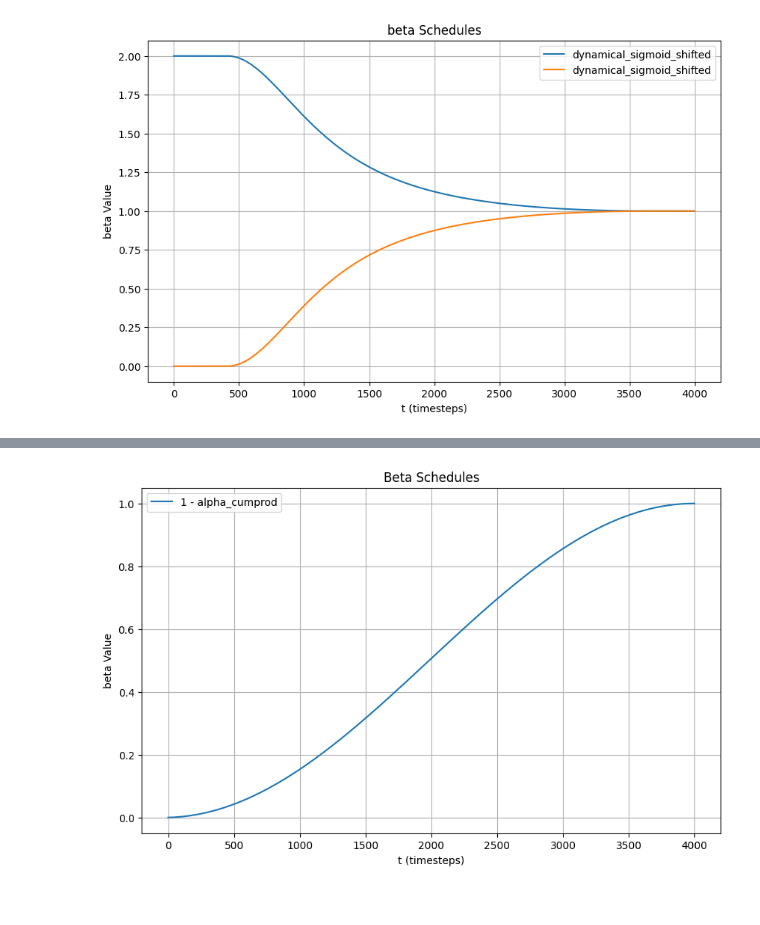
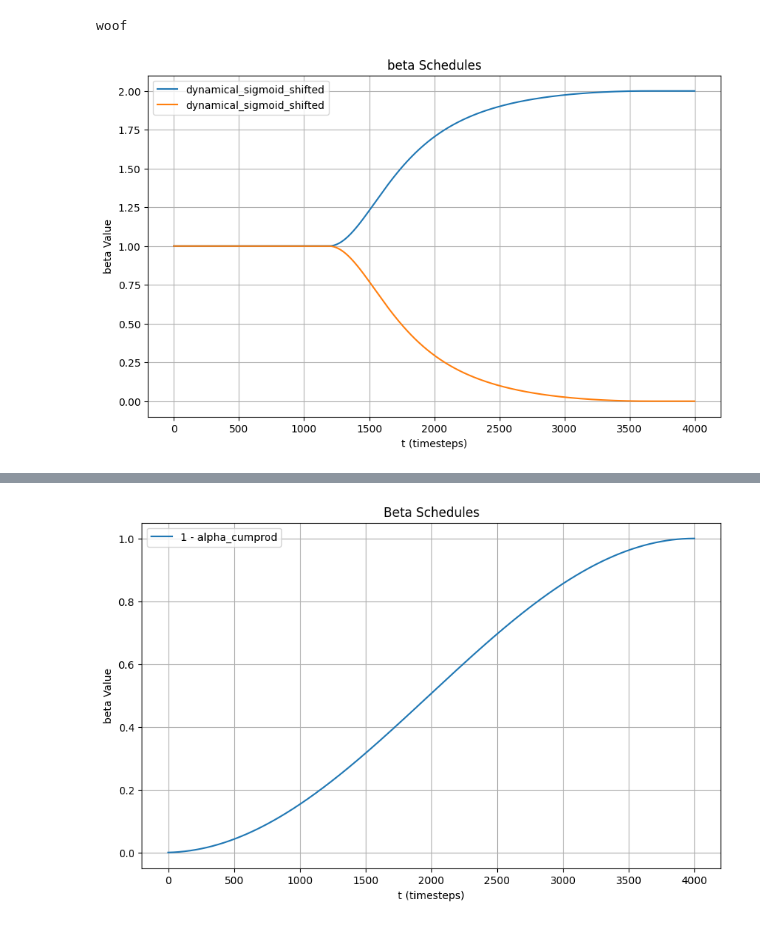
Before and after one commit to tommymarto/guided-diffusion, a Jupyter notebook: scripts_extra/plot_schedules.ipynb, the cells around one changed output, grey strips where cells are left out. Saved outputs shown, nothing was run; the diff lists cells and outputs as text; code cells hidden in the pictures.

```diff
--- a/scripts_extra/plot_schedules.ipynb
+++ b/scripts_extra/plot_schedules.ipynb
@@ -603,36 +703,46 @@ def plot_beta_schedules(num_timesteps: int, schedules: dict):
     beta = 2
     lambda_value = 1
     for name, schedule in schedules.items():
+        if not isinstance(schedule, ConstantScheduleNormalized) and \
+            (isinstance(schedule, InvertedSchedule) and not isinstance(schedule.schedule, ConstantScheduleNormalized)):
+            print("woof")
+
         beta_values = beta_start * schedule(t) + beta * (1 - schedule(t))
         lambda_values = lambda_value * schedule(t)
         plt.plot(t.numpy(), beta_values.numpy(), label=name)
         plt.plot(t.numpy(), lambda_values.numpy(), label=name)
 
     plt.title("beta Schedules")
     plt.xlabel("t (timesteps)")
     plt.ylabel("beta Value")
     plt.legend()
     plt.grid()
     plt.show()
     plt.close()  # Close the plot to avoid displaying it in interactive environments
 
 instantiated_schedules = {
     # "constant": ConstantScheduleNormalized(num_timesteps=4000),
     # "linear": LinearScheduleNormalized(num_timesteps=4000),
     # "cosine": CosineScheduleNormalized(num_timesteps=4000),
-    # "sigmoid": SigmoidScheduleNormalized(num_timesteps=4000),
-    # "sigmoid_shifted": SigmoidScheduleShiftedNormalized(num_timesteps=4000),
-    # "step": StepScheduleNormalized(num_timesteps=4000),
+    # "sigmoid": InvertedSchedule(SigmoidScheduleNormalized(num_timesteps=4000)),
+    # "sigmoid_shifted": InvertedSchedule(SigmoidScheduleShiftedNormalized(num_timesteps=4000)),
+    # "step": InvertedSchedule(StepScheduleNormalized(num_timesteps=4000)),
+    # "step_04": InvertedSchedule(StepScheduleNormalized(num_timesteps=4000, step=0.4)),
+    # "dynamical_linear_inverted": InvertedSchedule(DynamicalRegimesScheduleNormalizedWithLinearInterpolation(num_timesteps=4000)),
     # "dynamical_linear": DynamicalRegimesScheduleNormalizedWithLinearInterpolation(num_timesteps=4000),
+    # "dynamical_linear_worst_case": DynamicalRegimesScheduleNormalizedWithLinearInterpolationWorstCase(num_timesteps=4000),
     # "dynamical_cosine": DynamicalRegimesScheduleNormalizedWithCosineInterpolation(num_timesteps=4000),
-    # "dynamical_sigmoid": DynamicalRegimesScheduleNormalizedWithSigmoidInterpolation(num_timesteps=4000),
-    "dynamical_sigmoid_shifted": DynamicalRegimesScheduleNormalizedWithSigmoidShiftedInterpolation(num_timesteps=4000),
+    # "dynamical_sigmoid": InvertedSchedule(DynamicalRegimesScheduleNormalizedWithSigmoidInterpolation(num_timesteps=4000)),
+    "dynamical_sigmoid_shifted": InvertedSchedule(DynamicalRegimesScheduleNormalizedWithSigmoidShiftedInterpolation(num_timesteps=4000)),
+    # "dynamical_sigmoid_true": InvertedSchedule(DynamicalRegimesScheduleNormalizedWithSigmoidTrueInterpolation(num_timesteps=4000)),
+    # "dynamical_sigmoid_aaa": InvertedSchedule(DynamicalRegimesScheduleNormalizedWithSigmoidAAAInterpolation(num_timesteps=4000)),
     # "dynamical_step": DynamicalRegimesScheduleNormalizedWithStepInterpolation(num_timesteps=4000)
 }
 
 plot_beta_schedules(
     num_timesteps=4000,
     schedules=instantiated_schedules
 )
 # %% [output]
+woof
-[figure, old version]
+[figure, new version]
```
Also changed, not shown: parts of 2 cells of this notebook, 37 other files.
